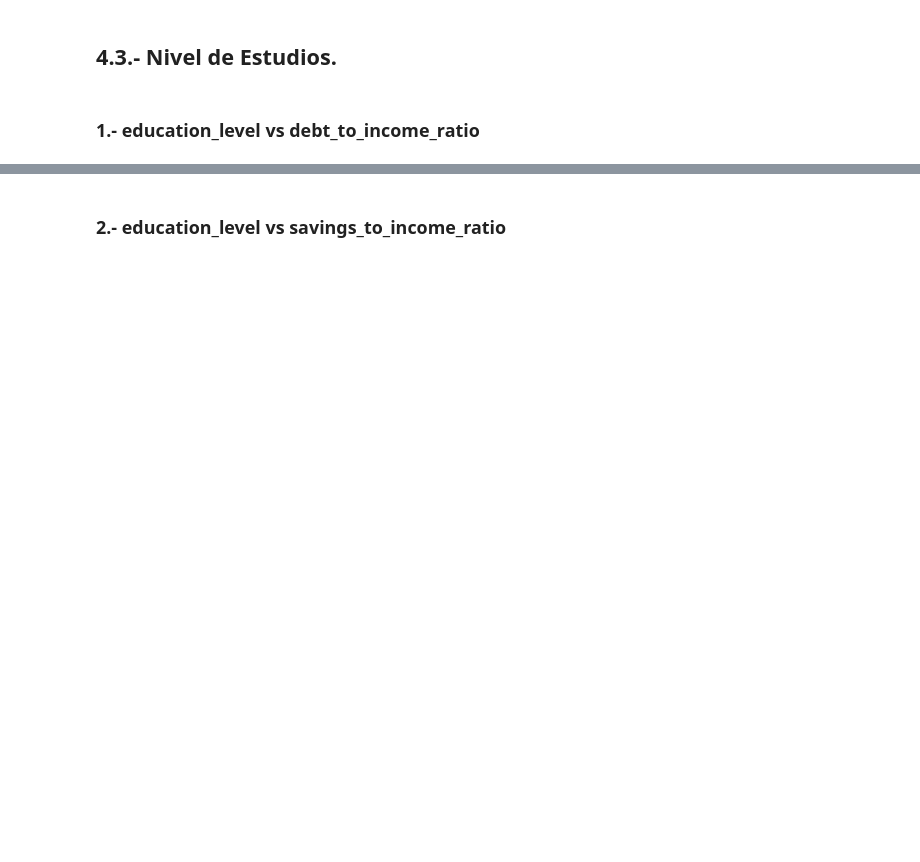
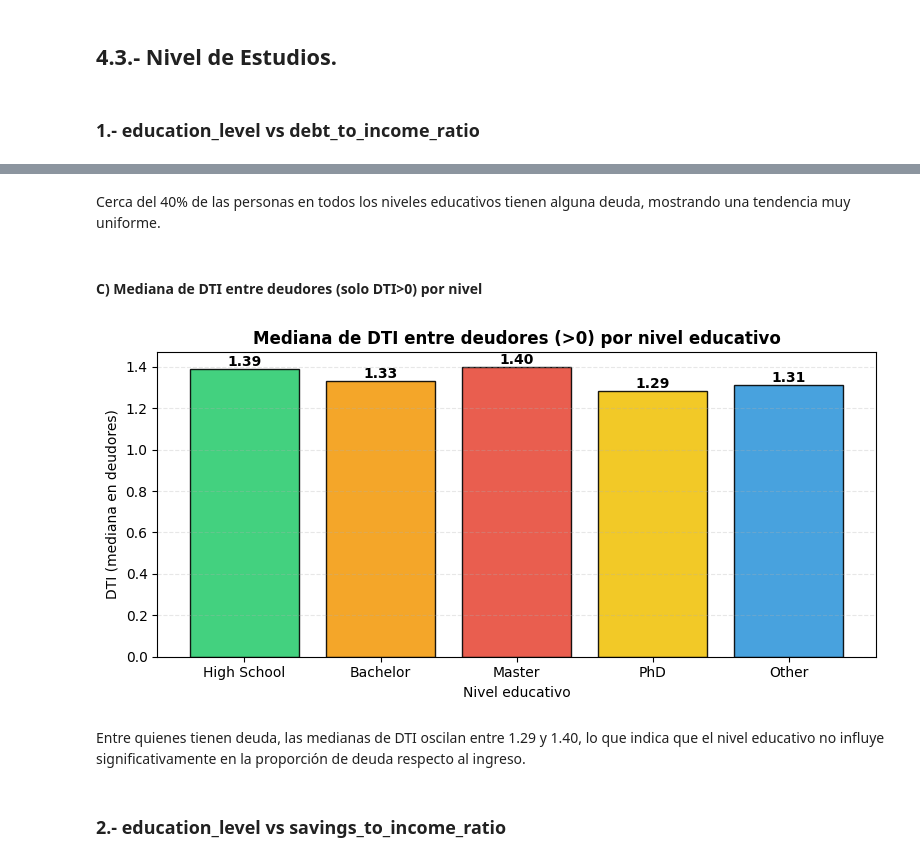
Before and after one commit to RogerFernando98/Big-4-Financial-Risk-Insights-2020-2025-, a Jupyter notebook: notebooks/3_eda.ipynb, the cells around one changed output, grey strips where cells are left out. Cells and saved outputs as stored; diff of their text form; code cells hidden in the pictures; blank space fills up the shorter version.

```diff
--- a/notebooks/3_eda.ipynb
+++ b/notebooks/3_eda.ipynb
@@ -911,3 +962,27 @@ pct_df.round(2)
+# %% [markdown]
+Cerca del 40% de las personas en todos los niveles educativos tienen alguna deuda, mostrando una tendencia muy uniforme.
+# %% [markdown]
+#### C) Mediana de DTI entre deudores (solo DTI>0) por nivel
+# %%
+df_debtors = df_ed[df_ed["DTI"] > 0].copy()
+med_debtors = (df_debtors.groupby("edu")["DTI"]
+               .median()
+               .reindex(orden_ed))
+
+plt.figure(figsize=(8,4))
+bars = plt.bar(med_debtors.index.astype(str), med_debtors.values,
+               color=[color_activos, color_extra1, color_churned, color_extra2, color_total],
+               alpha=0.9, edgecolor='black', linewidth=1.0)
+plt.title("Mediana de DTI entre deudores (>0) por nivel educativo", fontweight='bold')
+plt.ylabel("DTI (mediana en deudores)"); plt.xlabel("Nivel educativo")
+plt.grid(axis='y', alpha=.3, linestyle='--')
+for b,v in zip(bars, med_debtors.values):
+    plt.text(b.get_x()+b.get_width()/2., v, f"{v:.2f}", ha='center', va='bottom', fontweight='bold')
+plt.tight_layout(); plt.show()
+# %% [output]
+[figure, added]
+# %% [markdown]
+Entre quienes tienen deuda, las medianas de DTI oscilan entre 1.29 y 1.40, lo que indica que el nivel educativo no influye significativamente en la proporción de deuda respecto al ingreso.
 # %% [markdown]
 ### 2.- education_level vs savings_to_income_ratio
 # %%
```
Also changed, not shown: parts of 16 cells of this notebook.
